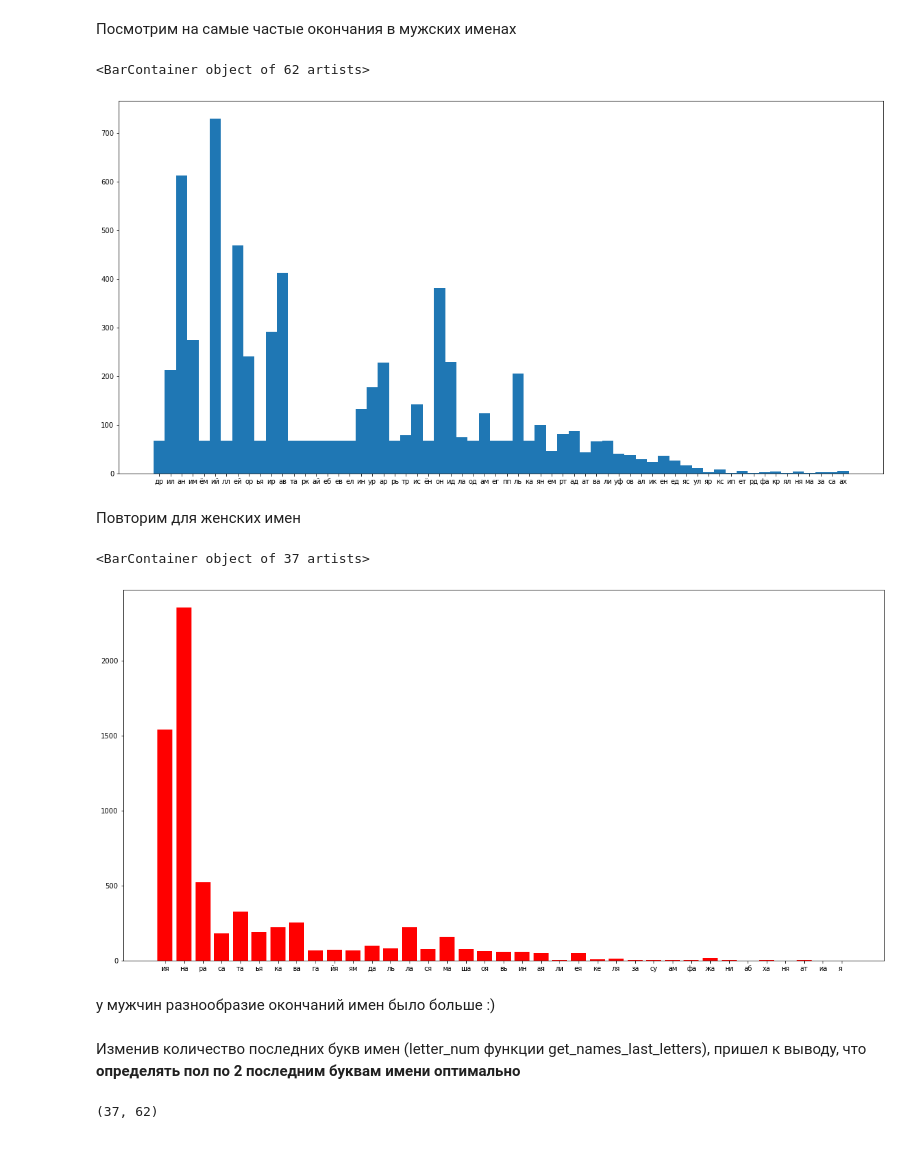
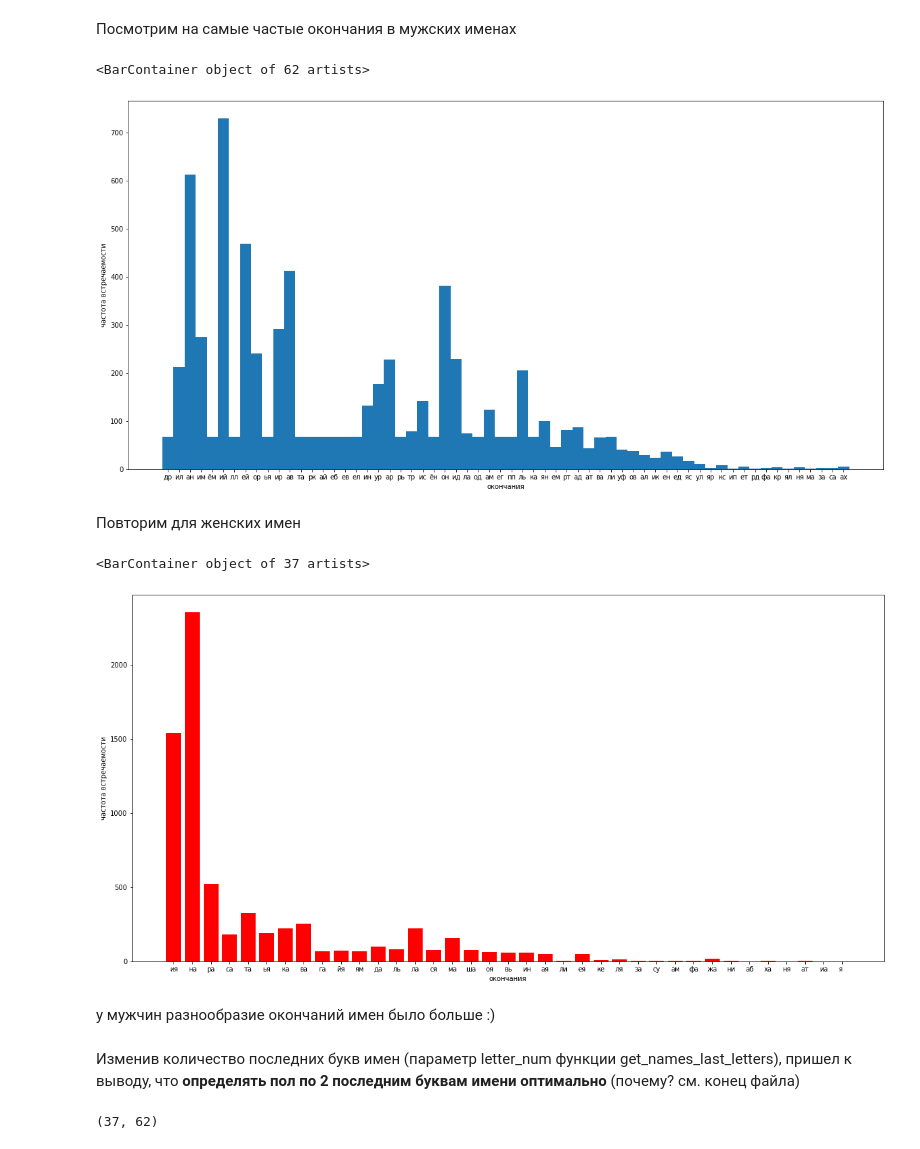
Before and after one commit to nmzgnv/UPS2021-machine-learning-base, a Jupyter notebook: main.ipynb, the cells around one changed output. Cells and saved outputs as stored; diff of their text form; code cells hidden in the pictures.

```diff
--- a/main.ipynb
+++ b/main.ipynb
@@ -48,24 +48,27 @@ def get_names_last_letters(names, letter_num=2):
 # %%
 boys_names_last_letters = get_names_last_letters(boys_data['Name'], letter_num=2)
 plt.figure(figsize=(20,10))
+plt.xlabel('окончания')
+plt.ylabel('частота встречаемости')
 plt.bar(boys_names_last_letters.keys(), boys_names_last_letters.values(), width=1)
 # %% [output]
 <BarContainer object of 62 artists>
-[figure, old version]
+[figure, new version]
 # %% [markdown]
 Повторим для женских имен
 # %%
 girls_names_last_letters = get_names_last_letters(girls_data['Name'], letter_num=2)
-
 plt.figure(figsize=(20,10))
+plt.xlabel('окончания')
+plt.ylabel('частота встречаемости')
 plt.bar(girls_names_last_letters.keys(), girls_names_last_letters.values(), color='red')
 # %% [output]
 <BarContainer object of 37 artists>
-[figure, old version]
+[figure, new version]
 # %% [markdown]
 у мужчин разнообразие окончаний имен было больше :)
 # %% [markdown]
-Изменив количество последних букв имен (letter_num функции get_names_last_letters), пришел к выводу, что **определять пол по 2 последним буквам имени оптимально**
+Изменив количество последних букв имен (параметр letter_num функции get_names_last_letters), пришел к выводу, что **определять пол по 2 последним буквам имени оптимально** (почему? см. конец файла)
 # %%
 len(girls_names_last_letters), len(boys_names_last_letters)
 # %% [output]
```
Also changed, not shown: parts of 1 cell of this notebook.
